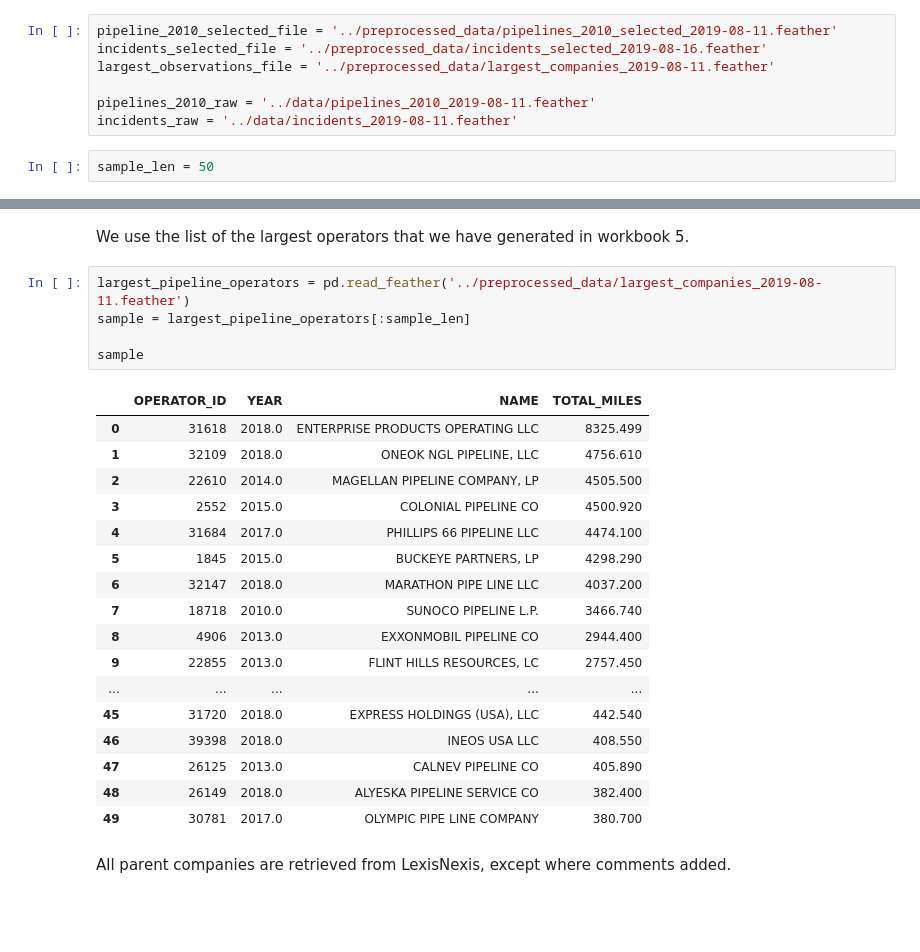
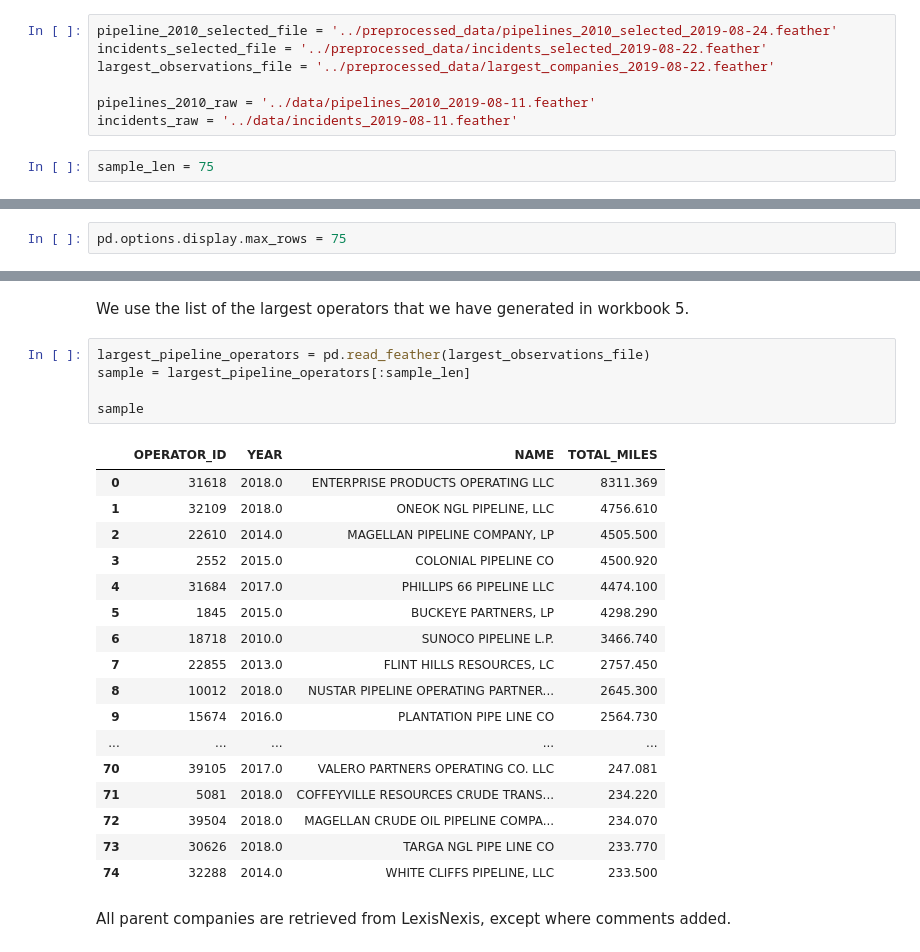
Before and after one commit to julianbarg/oil_industry, a Jupyter notebook: workbooks/6py_create_preliminary_sample.ipynb, the cells around one changed output, grey strips where cells are left out. Cells and saved outputs as stored; diff of their text form; blank space fills up the shorter version.

```diff
--- a/workbooks/6py_create_preliminary_sample.ipynb
+++ b/workbooks/6py_create_preliminary_sample.ipynb
@@ -5,14 +5,14 @@ We grab the 50 operators with the largest network of pipelines (in any year) and
 # %% [markdown]
 Most recent file versions used in this workbook:
 # %%
-pipeline_2010_selected_file = '../preprocessed_data/pipelines_2010_selected_2019-08-11.feather'
-incidents_selected_file = '../preprocessed_data/incidents_selected_2019-08-16.feather'
-largest_observations_file = '../preprocessed_data/largest_companies_2019-08-11.feather'
+pipeline_2010_selected_file = '../preprocessed_data/pipelines_2010_selected_2019-08-24.feather'
+incidents_selected_file = '../preprocessed_data/incidents_selected_2019-08-22.feather'
+largest_observations_file = '../preprocessed_data/largest_companies_2019-08-22.feather'
 
 pipelines_2010_raw = '../data/pipelines_2010_2019-08-11.feather'
 incidents_raw = '../data/incidents_2019-08-11.feather'
 # %%
-sample_len = 50
+sample_len = 75
 # %% [markdown]
 ## Setup
 # %%
@@ -21,6 +21,8 @@ import numpy as np
 from datetime import date
 
 today = date.today().isoformat()
+# %%
+pd.options.display.max_rows = 75
 # %% [markdown]
 # Load data
 # %%
@@ -64,28 +71,28 @@ find_address('300')
 # %% [markdown]
 We use the list of the largest operators that we have generated in workbook 5.
 # %%
-largest_pipeline_operators = pd.read_feather('../preprocessed_data/largest_companies_2019-08-11.feather')
+largest_pipeline_operators = pd.read_feather(largest_observations_file)
 sample = largest_pipeline_operators[:sample_len]
 
 sample
 # %% [output]
 |  | OPERATOR_ID | YEAR | NAME | TOTAL_MILES |
-| 0 | 31618 | 2018.0 | ENTERPRISE PRODUCTS OPERATING LLC | 8325.499 |
+| 0 | 31618 | 2018.0 | ENTERPRISE PRODUCTS OPERATING LLC | 8311.369 |
 | 1 | 32109 | 2018.0 | ONEOK NGL PIPELINE, LLC | 4756.610 |
 | 2 | 22610 | 2014.0 | MAGELLAN PIPELINE COMPANY, LP | 4505.500 |
 | 3 | 2552 | 2015.0 | COLONIAL PIPELINE CO | 4500.920 |
 | 4 | 31684 | 2017.0 | PHILLIPS 66 PIPELINE LLC | 4474.100 |
 | 5 | 1845 | 2015.0 | BUCKEYE PARTNERS, LP | 4298.290 |
-| 6 | 32147 | 2018.0 | MARATHON PIPE LINE LLC | 4037.200 |
-| 7 | 18718 | 2010.0 | SUNOCO PIPELINE L.P. | 3466.740 |
-| 8 | 4906 | 2013.0 | EXXONMOBIL PIPELINE CO | 2944.400 |
-| 9 | 22855 | 2013.0 | FLINT HILLS RESOURCES, LC | 2757.450 |
+| 6 | 18718 | 2010.0 | SUNOCO PIPELINE L.P. | 3466.740 |
+| 7 | 22855 | 2013.0 | FLINT HILLS RESOURCES, LC | 2757.450 |
+| 8 | 10012 | 2018.0 | NUSTAR PIPELINE OPERATING PARTNER... | 2645.300 |
+| 9 | 15674 | 2016.0 | PLANTATION PIPE LINE CO | 2564.730 |
 | ... | ... | ... | ... | ... |
-| 45 | 31720 | 2018.0 | EXPRESS HOLDINGS (USA), LLC | 442.540 |
-| 46 | 39398 | 2018.0 | INEOS USA LLC | 408.550 |
-| 47 | 26125 | 2013.0 | CALNEV PIPELINE CO | 405.890 |
-| 48 | 26149 | 2018.0 | ALYESKA PIPELINE SERVICE CO | 382.400 |
-| 49 | 30781 | 2017.0 | OLYMPIC PIPE LINE COMPANY | 380.700 |
+| 70 | 39105 | 2017.0 | VALERO PARTNERS OPERATING CO. LLC | 247.081 |
+| 71 | 5081 | 2018.0 | COFFEYVILLE RESOURCES CRUDE TRANS... | 234.220 |
+| 72 | 39504 | 2018.0 | MAGELLAN CRUDE OIL PIPELINE COMPA... | 234.070 |
+| 73 | 30626 | 2018.0 | TARGA NGL PIPE LINE CO | 233.770 |
+| 74 | 32288 | 2014.0 | WHITE CLIFFS PIPELINE, LLC | 233.500 |
 # %% [markdown]
 All parent companies are retrieved from LexisNexis, except where comments added.
 # %%
```
Also changed, not shown: parts of 17 cells of this notebook, 24 other files.
